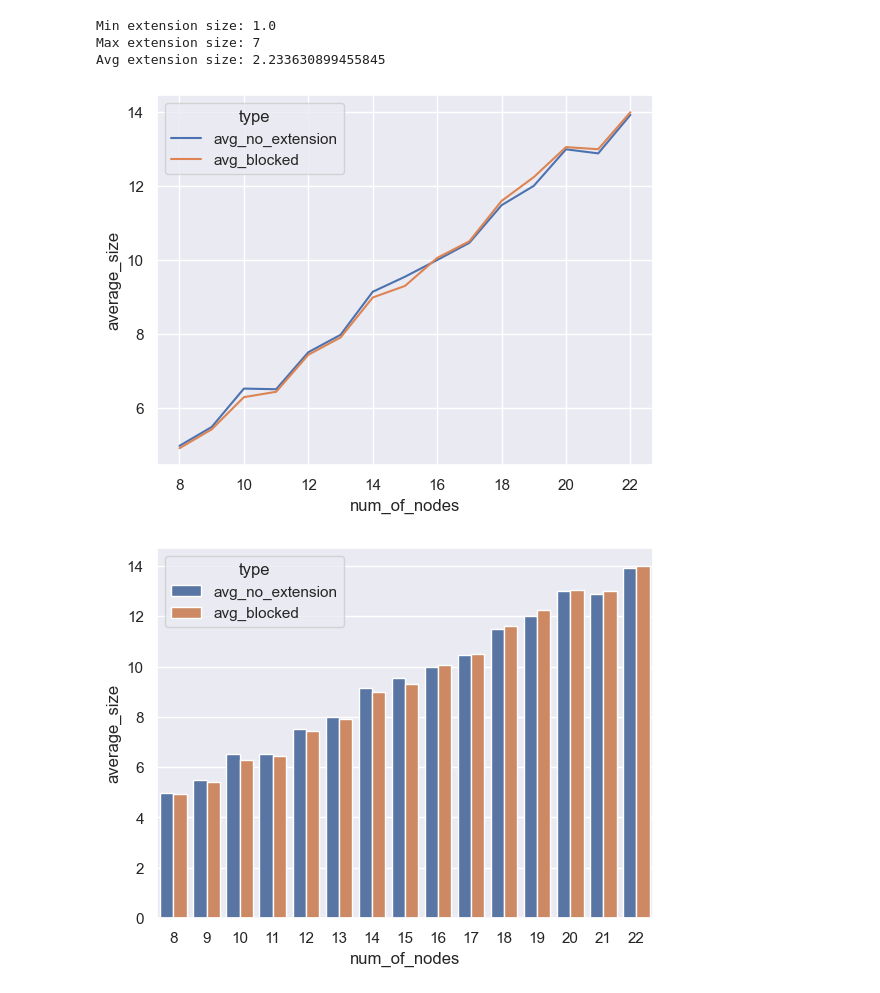
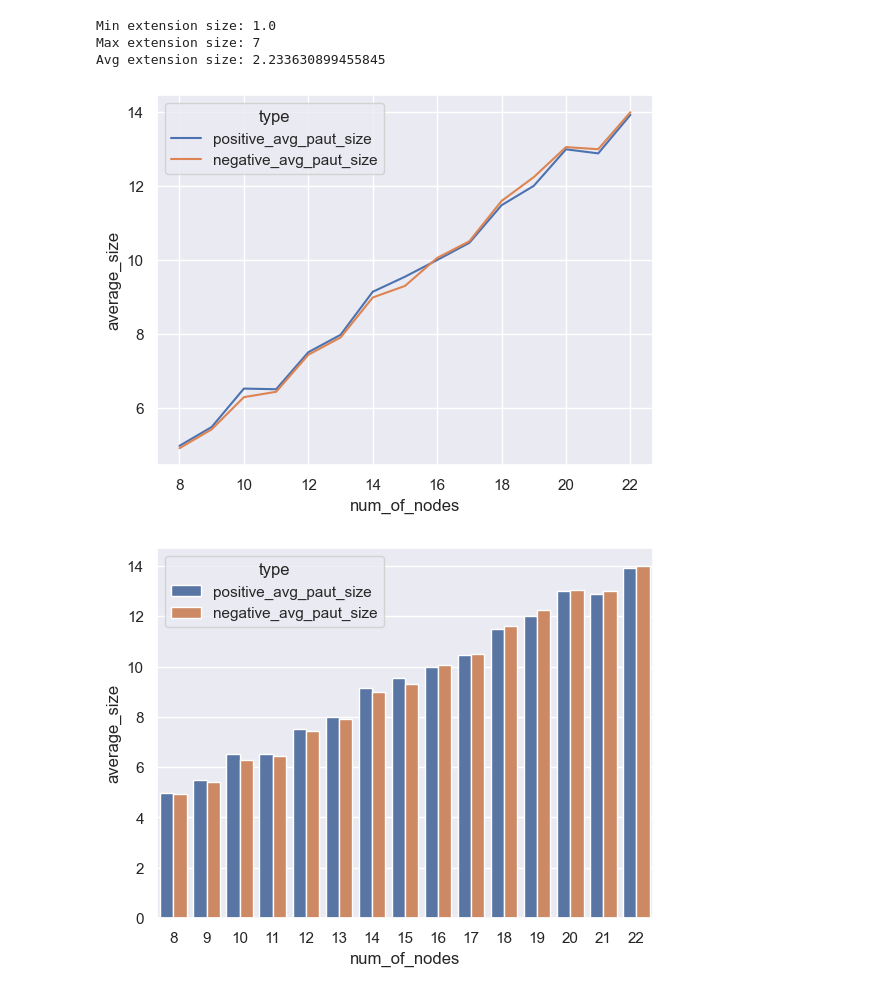
Before and after one commit to rivalxy/gnn-graph-theory, a Jupyter notebook: dataset/stats.ipynb, the cells around one changed output. Cells and saved outputs as stored; diff of their text form; code cells hidden in the pictures.

Commit message:
Refactors names for statistics

```diff
--- a/dataset/stats.ipynb
+++ b/dataset/stats.ipynb
@@ -72,37 +72,32 @@ Avg extension size: 2.233630899455845
 # %%
 df["total_paut_size"] = df["original_paut_size"] + df["extension_size"]
 
-# --- 2. average where extension_size == 0 ---
-avg_no_extension = (
+positive_avg_paut_size = (
     df[df["extension_size"] == 0]
     .groupby("num_of_nodes")["original_paut_size"]
     .mean()
-    .reset_index(name="avg_no_extension")
+    .reset_index(name="positive_avg_paut_size")
 )
 
-# --- 3. average total size for all rows ---
-avg_blocked = (
+negative_avg_paut_size = (
     df[df["extension_size"] != 0].groupby("num_of_nodes")["total_paut_size"]
     .mean()
-    .reset_index(name="avg_blocked")
+    .reset_index(name="negative_avg_paut_size")
 )
 
-# --- 4. merge results ---
-plot_df = avg_no_extension.merge(avg_blocked, on="num_of_nodes", how="outer")
+plot_df = positive_avg_paut_size.merge(negative_avg_paut_size, on="num_of_nodes", how="outer")
 
-# --- 5. reshape for seaborn ---
 plot_df = plot_df.melt(
     id_vars="num_of_nodes",
-    value_vars=["avg_no_extension", "avg_blocked"],
+    value_vars=["positive_avg_paut_size", "negative_avg_paut_size"],
     var_name="type",
     value_name="average_size"
 )
 
-# --- 6. plot ---
 sns.lineplot(data=plot_df, x="num_of_nodes", y="average_size", hue="type")
 plt.show()
 # %% [output]
-[figure, old version]
+[figure, new version]
 # %%
 sns.barplot(
     data=plot_df,
@@ -112,4 +107,4 @@ sns.barplot(
 )
 plt.show()
 # %% [output]
-[figure, old version]
+[figure, new version]
```
